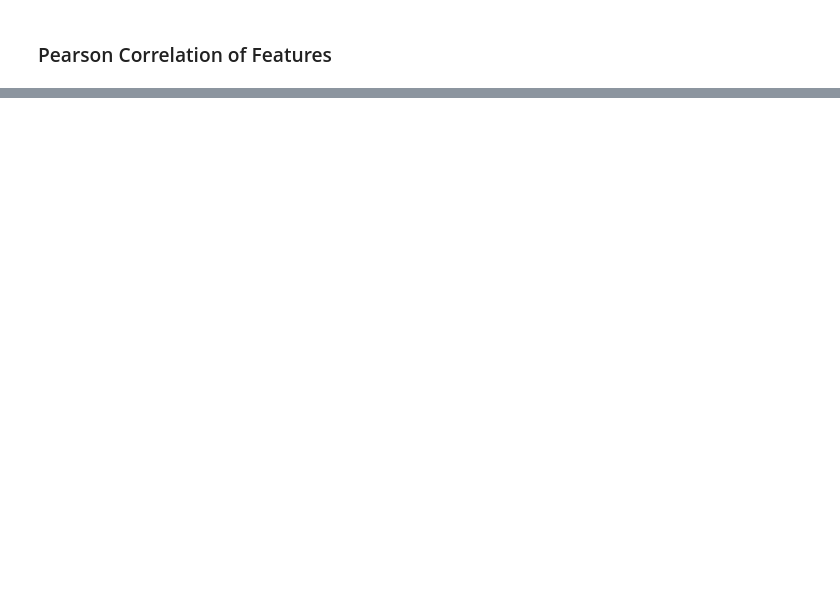
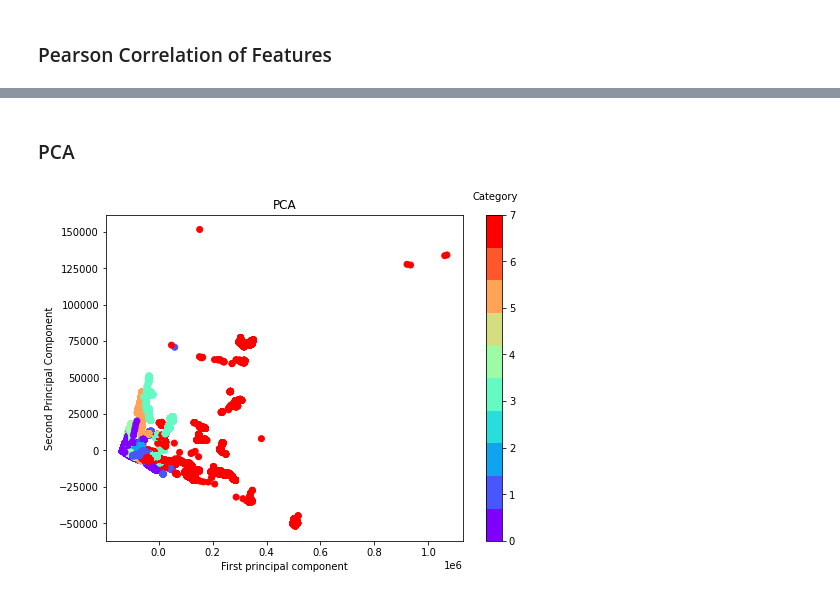
Before and after one commit to margaritageleta/vesper-tech-debt, a Jupyter notebook: notebooks/tables_creation.ipynb, the cells around one changed output, grey strips where cells are left out. Cells and saved outputs as stored; diff of their text form; code cells hidden in the pictures; blank space fills up the shorter version.

```diff
--- a/notebooks/tables_creation.ipynb
+++ b/notebooks/tables_creation.ipynb
@@ -242,0 +367,17 @@ sns.heatmap(dff.astype(float).corr(),linewidths=0.1,vmax=1.0, square=True, cmap=
+# %% [markdown]
+### PCA
+# %%
+X = df[['lines', 'commentLines', 'duplicatedLines', 'category']]
+pca = PCA(n_components=2)
+pca.fit(X)
+x_pca = pca.transform(X)
+# %%
+plt.figure(figsize=(8,6))
+plt.scatter(x_pca[:,0],x_pca[:,1],c=dff['category'],cmap=plt.cm.get_cmap('rainbow', 10))
+plt.title('PCA')
+plt.xlabel('First principal component')
+plt.ylabel('Second Principal Component')
+cbar = plt.colorbar()
+cbar.set_label('Category', labelpad=-20, y=1.07, rotation=0)
+# %% [output]
+[figure, added]
```
Also changed, not shown: parts of 20 cells of this notebook.
